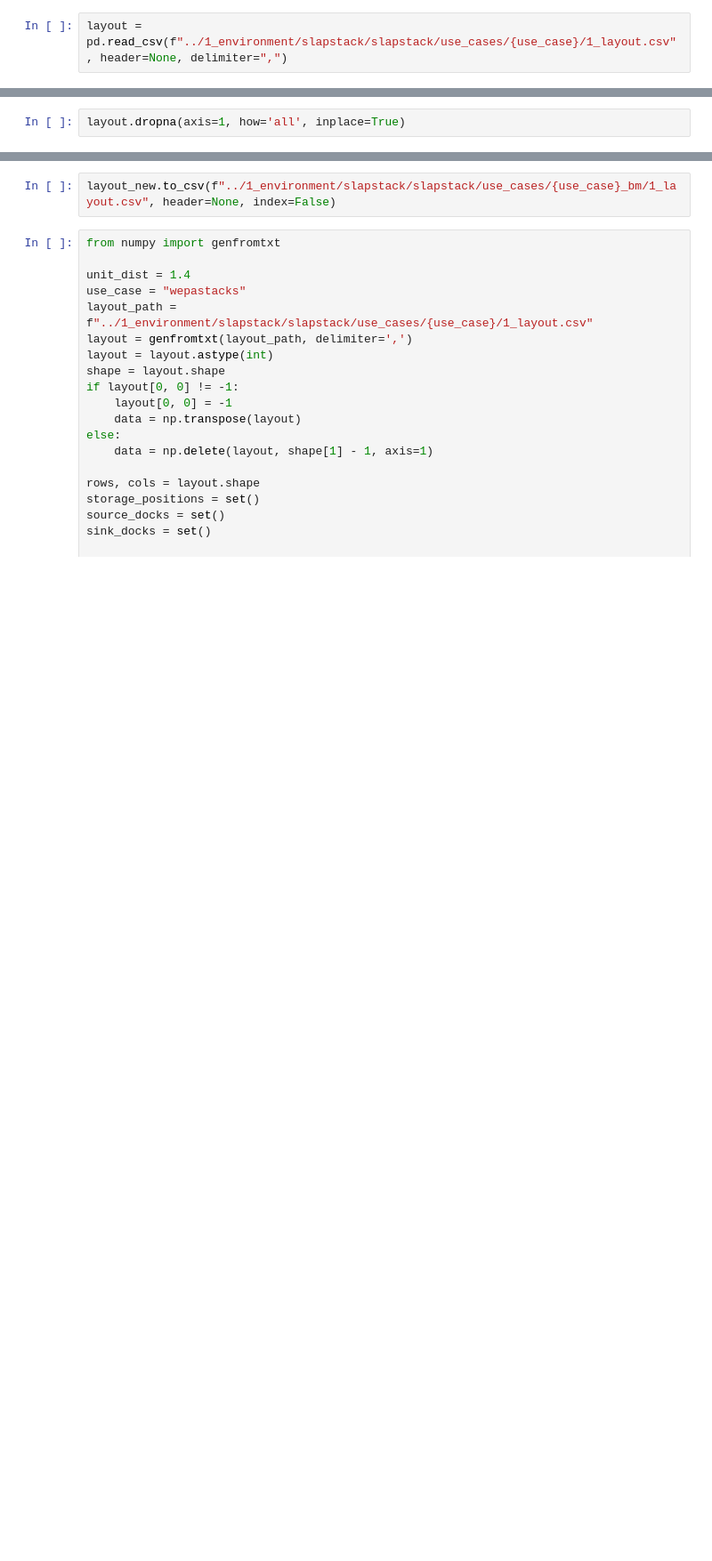
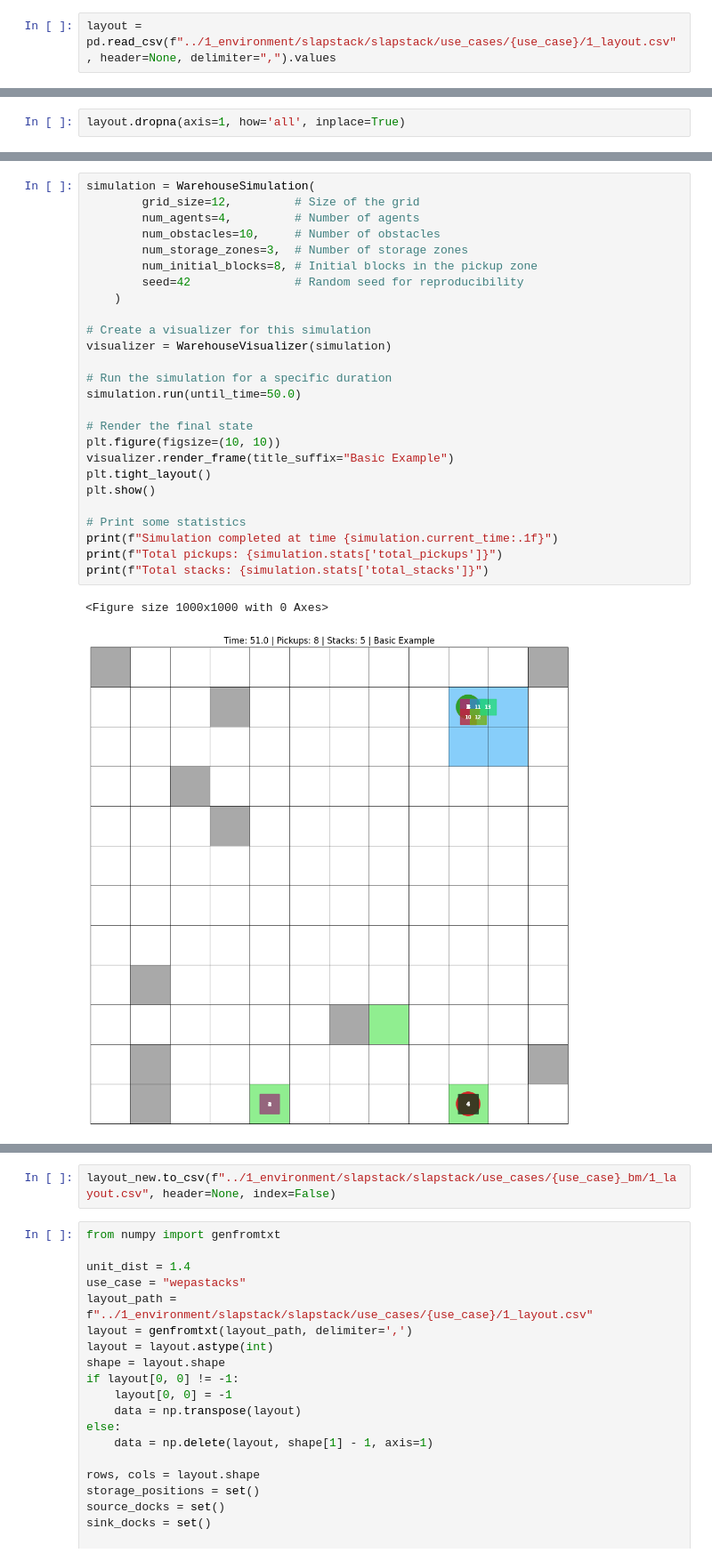
Before and after one commit to j4n1k/slapstack-battery-management, a Jupyter notebook: experiments/layout.ipynb, the cells around one changed output, grey strips where cells are left out. Shown at 89% size. Saved outputs shown, nothing was run; the diff lists cells and outputs as text; blank space fills up the shorter version.

```diff
--- a/experiments/layout.ipynb
+++ b/experiments/layout.ipynb
@@ -496,2 +351,2 @@ use_case
 # %%
-layout = pd.read_csv(f"../1_environment/slapstack/slapstack/use_cases/{use_case}/1_layout.csv", header=None, delimiter=",")
+layout = pd.read_csv(f"../1_environment/slapstack/slapstack/use_cases/{use_case}/1_layout.csv", header=None, delimiter=",").values
@@ -504,0 +2568,29 @@ plt.imshow(layout)
+# %%
+simulation = WarehouseSimulation(
+        grid_size=12,         # Size of the grid
+        num_agents=4,         # Number of agents
+        num_obstacles=10,     # Number of obstacles
+        num_storage_zones=3,  # Number of storage zones
+        num_initial_blocks=8, # Initial blocks in the pickup zone
+        seed=42               # Random seed for reproducibility
+    )
+
+# Create a visualizer for this simulation
+visualizer = WarehouseVisualizer(simulation)
+
+# Run the simulation for a specific duration
+simulation.run(until_time=50.0)
+
+# Render the final state
+plt.figure(figsize=(10, 10))
+visualizer.render_frame(title_suffix="Basic Example")
+plt.tight_layout()
+plt.show()
+
+# Print some statistics
+print(f"Simulation completed at time {simulation.current_time:.1f}")
+print(f"Total pickups: {simulation.stats['total_pickups']}")
+print(f"Total stacks: {simulation.stats['total_stacks']}")
+# %% [output]
+<Figure size 1000x1000 with 0 Axes>
+[figure, added]
```
Also changed, not shown: parts of 36 cells of this notebook, 4 other files.
